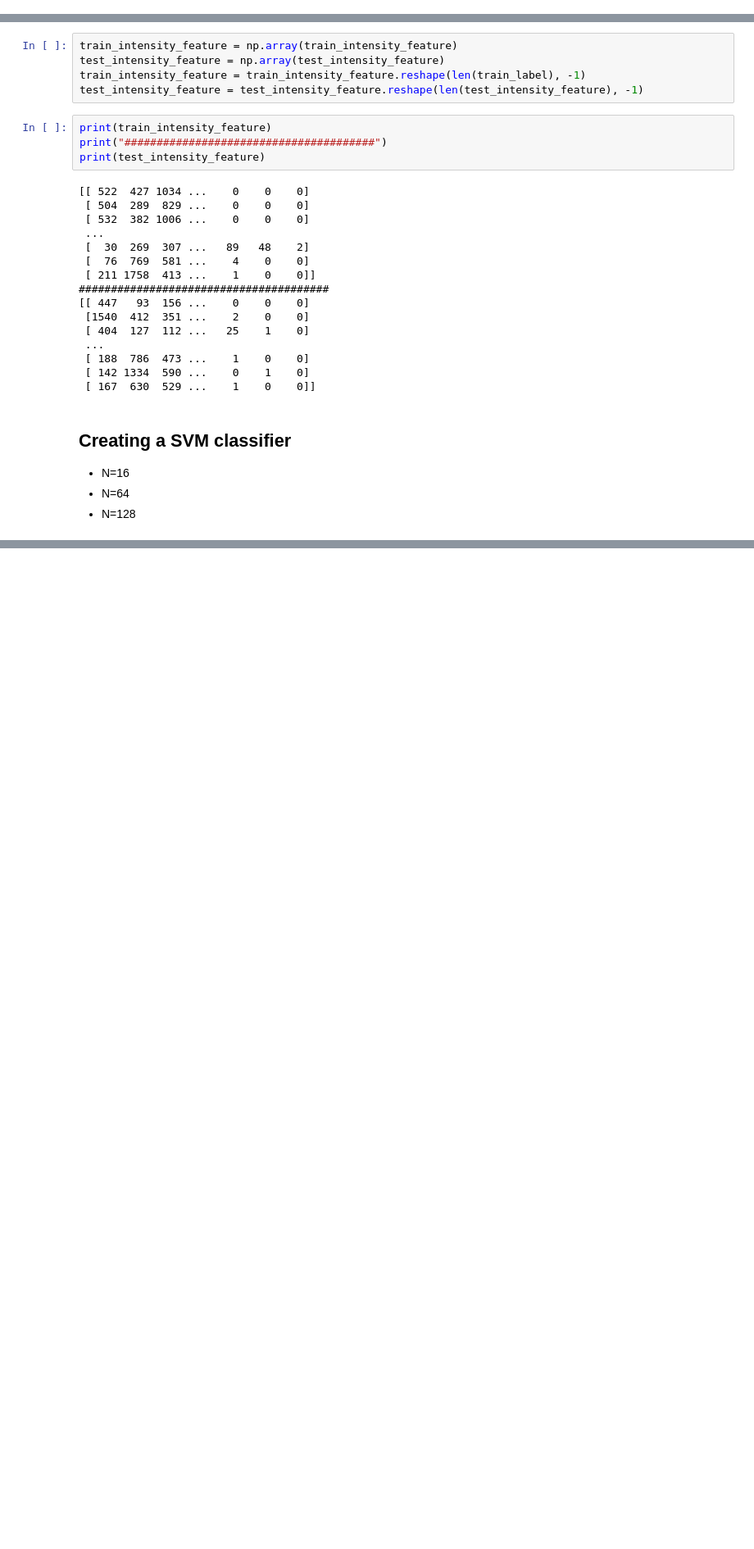
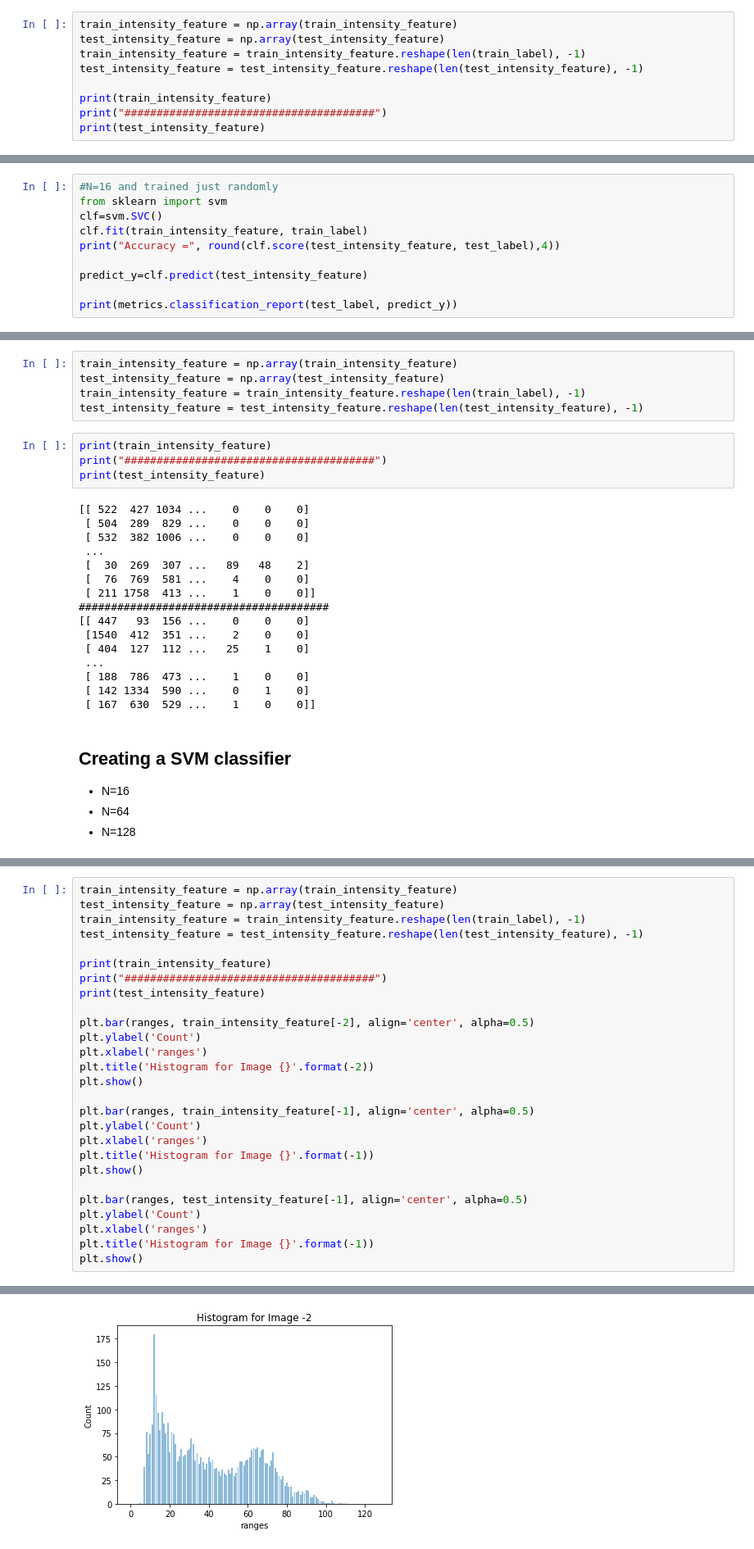
Before and after one commit to sananand007/Xrelab, a Jupyter notebook: hw2/HA2-Problem1_final.ipynb, the cells around one changed output, grey strips where cells are left out. Shown at 82% size. Cells and saved outputs as stored; diff of their text form; blank space fills up the shorter version.

```diff
--- a/hw2/HA2-Problem1_final.ipynb
+++ b/hw2/HA2-Problem1_final.ipynb
@@ -27,0 +56,9 @@ implot=plt.imshow(train_data[23])
+# %%
+train_intensity_feature = np.array(train_intensity_feature)
+test_intensity_feature = np.array(test_intensity_feature)
+train_intensity_feature = train_intensity_feature.reshape(len(train_label), -1)
+test_intensity_feature = test_intensity_feature.reshape(len(test_intensity_feature), -1)
+
+print(train_intensity_feature)
+print("#######################################")
+print(test_intensity_feature)
@@ -27,0 +81,10 @@ implot=plt.imshow(train_data[23])
+# %%
+#N=16 and trained just randomly
+from sklearn import svm
+clf=svm.SVC()
+clf.fit(train_intensity_feature, train_label)
+print("Accuracy =", round(clf.score(test_intensity_feature, test_label),4))
+
+predict_y=clf.predict(test_intensity_feature)
+
+print(metrics.classification_report(test_label, predict_y))
@@ -198,0 +329,28 @@ avg / total       0.07      0.04      0.04      1292
+# %%
+train_intensity_feature = np.array(train_intensity_feature)
+test_intensity_feature = np.array(test_intensity_feature)
+train_intensity_feature = train_intensity_feature.reshape(len(train_label), -1)
+test_intensity_feature = test_intensity_feature.reshape(len(test_intensity_feature), -1)
+
+print(train_intensity_feature)
+print("#######################################")
+print(test_intensity_feature)
+
+plt.bar(ranges, train_intensity_feature[-2], align='center', alpha=0.5)
+plt.ylabel('Count')
+plt.xlabel('ranges')
+plt.title('Histogram for Image {}'.format(-2))
+plt.show()
+
+plt.bar(ranges, train_intensity_feature[-1], align='center', alpha=0.5)
+plt.ylabel('Count')
+plt.xlabel('ranges')
+plt.title('Histogram for Image {}'.format(-1))
+plt.show()
+
+plt.bar(ranges, test_intensity_feature[-1], align='center', alpha=0.5)
+plt.ylabel('Count')
+plt.xlabel('ranges')
+plt.title('Histogram for Image {}'.format(-1))
+plt.show()
+# %% [output]
@@ -198,0 +372 @@ avg / total       0.07      0.04      0.04      1292
+[figure, added]
```
Also changed, not shown: parts of 20 cells of this notebook.
